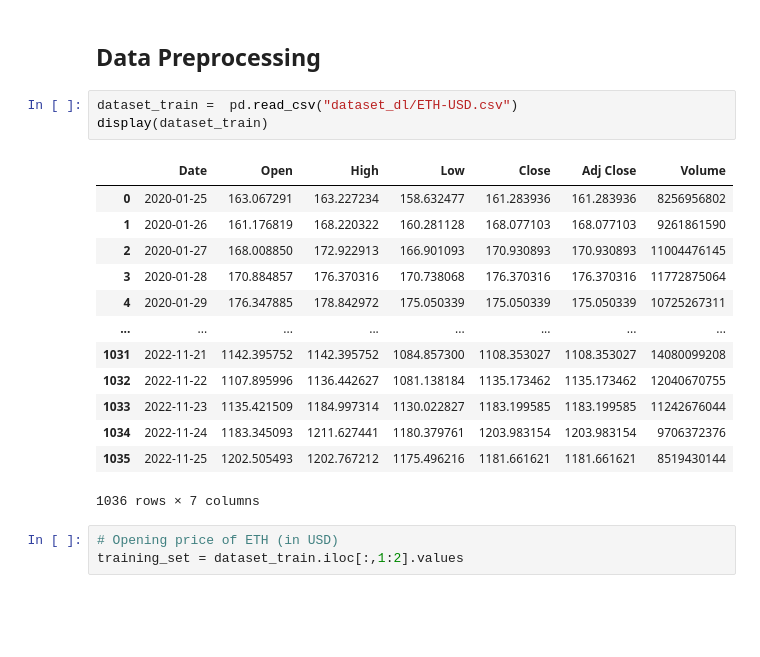
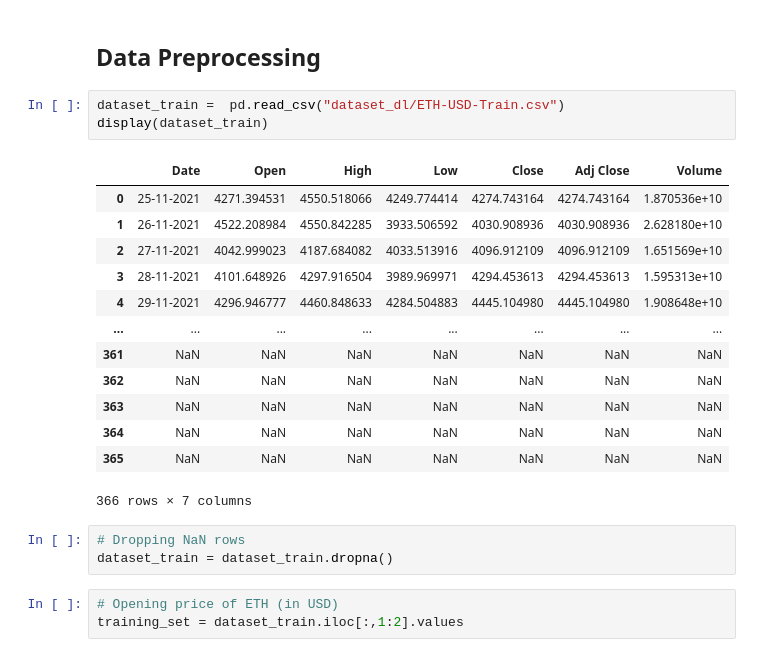
Before and after one commit to abhimanyus1997/ML-Basics, a Jupyter notebook: deeplearning/04-RNN.ipynb, the cells around one changed output. Saved outputs shown, nothing was run; the diff lists cells and outputs as text; blank space fills up the shorter version.

```diff
--- a/deeplearning/04-RNN.ipynb
+++ b/deeplearning/04-RNN.ipynb
@@ -7,22 +7,25 @@ import matplotlib.pyplot as plt
 # %% [markdown]
 ## Data Preprocessing
 # %%
-dataset_train =  pd.read_csv("dataset_dl/ETH-USD.csv")
+dataset_train =  pd.read_csv("dataset_dl/ETH-USD-Train.csv")
 display(dataset_train)
 # %% [output]
 |  | Date | Open | High | Low | Close | Adj Close | Volume |
-| 0 | 2020-01-25 | 163.067291 | 163.227234 | 158.632477 | 161.283936 | 161.283936 | 8256956802 |
-| 1 | 2020-01-26 | 161.176819 | 168.220322 | 160.281128 | 168.077103 | 168.077103 | 9261861590 |
-| 2 | 2020-01-27 | 168.008850 | 172.922913 | 166.901093 | 170.930893 | 170.930893 | 11004476145 |
-| 3 | 2020-01-28 | 170.884857 | 176.370316 | 170.738068 | 176.370316 | 176.370316 | 11772875064 |
-| 4 | 2020-01-29 | 176.347885 | 178.842972 | 175.050339 | 175.050339 | 175.050339 | 10725267311 |
+| 0 | 25-11-2021 | 4271.394531 | 4550.518066 | 4249.774414 | 4274.743164 | 4274.743164 | 1.870536e+10 |
+| 1 | 26-11-2021 | 4522.208984 | 4550.842285 | 3933.506592 | 4030.908936 | 4030.908936 | 2.628180e+10 |
+| 2 | 27-11-2021 | 4042.999023 | 4187.684082 | 4033.513916 | 4096.912109 | 4096.912109 | 1.651569e+10 |
+| 3 | 28-11-2021 | 4101.648926 | 4297.916504 | 3989.969971 | 4294.453613 | 4294.453613 | 1.595313e+10 |
+| 4 | 29-11-2021 | 4296.946777 | 4460.848633 | 4284.504883 | 4445.104980 | 4445.104980 | 1.908648e+10 |
 | ... | ... | ... | ... | ... | ... | ... | ... |
-| 1031 | 2022-11-21 | 1142.395752 | 1142.395752 | 1084.857300 | 1108.353027 | 1108.353027 | 14080099208 |
-| 1032 | 2022-11-22 | 1107.895996 | 1136.442627 | 1081.138184 | 1135.173462 | 1135.173462 | 12040670755 |
-| 1033 | 2022-11-23 | 1135.421509 | 1184.997314 | 1130.022827 | 1183.199585 | 1183.199585 | 11242676044 |
-| 1034 | 2022-11-24 | 1183.345093 | 1211.627441 | 1180.379761 | 1203.983154 | 1203.983154 | 9706372376 |
-| 1035 | 2022-11-25 | 1202.505493 | 1202.767212 | 1175.496216 | 1181.661621 | 1181.661621 | 8519430144 |
+| 361 | NaN | NaN | NaN | NaN | NaN | NaN | NaN |
+| 362 | NaN | NaN | NaN | NaN | NaN | NaN | NaN |
+| 363 | NaN | NaN | NaN | NaN | NaN | NaN | NaN |
+| 364 | NaN | NaN | NaN | NaN | NaN | NaN | NaN |
+| 365 | NaN | NaN | NaN | NaN | NaN | NaN | NaN |
-1036 rows × 7 columns
+366 rows × 7 columns
+# %%
+# Dropping NaN rows
+dataset_train = dataset_train.dropna()
 # %%
 # Opening price of ETH (in USD)
 training_set = dataset_train.iloc[:,1:2].values
```
Also changed, not shown: parts of 19 cells of this notebook.
